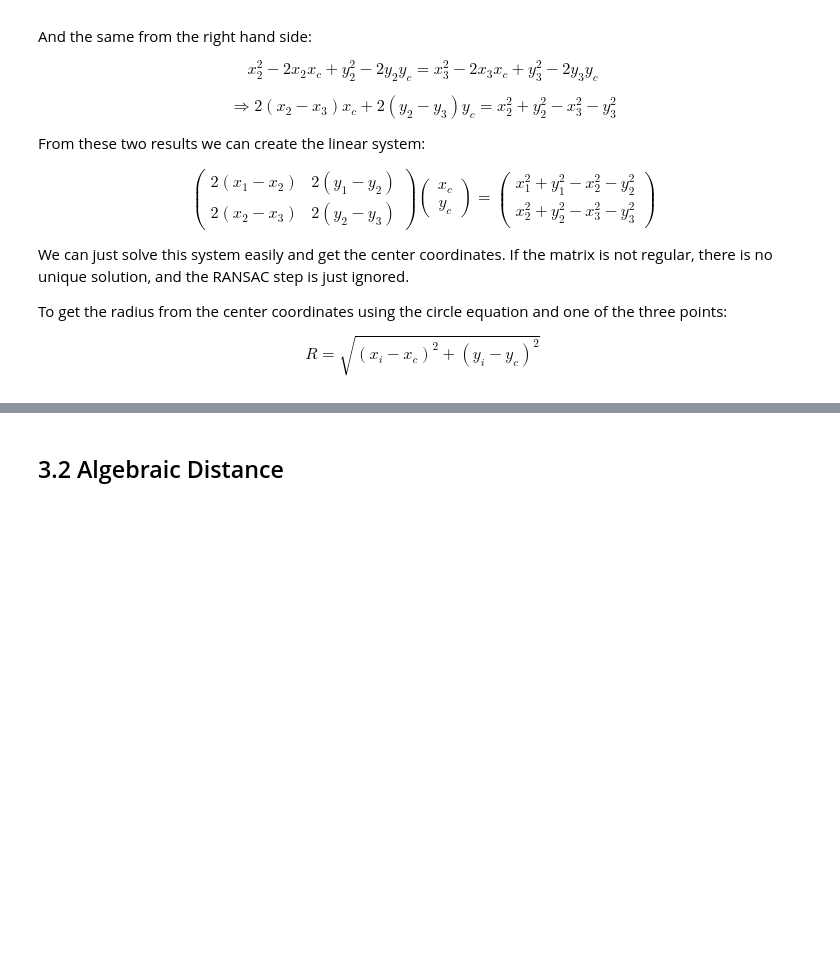
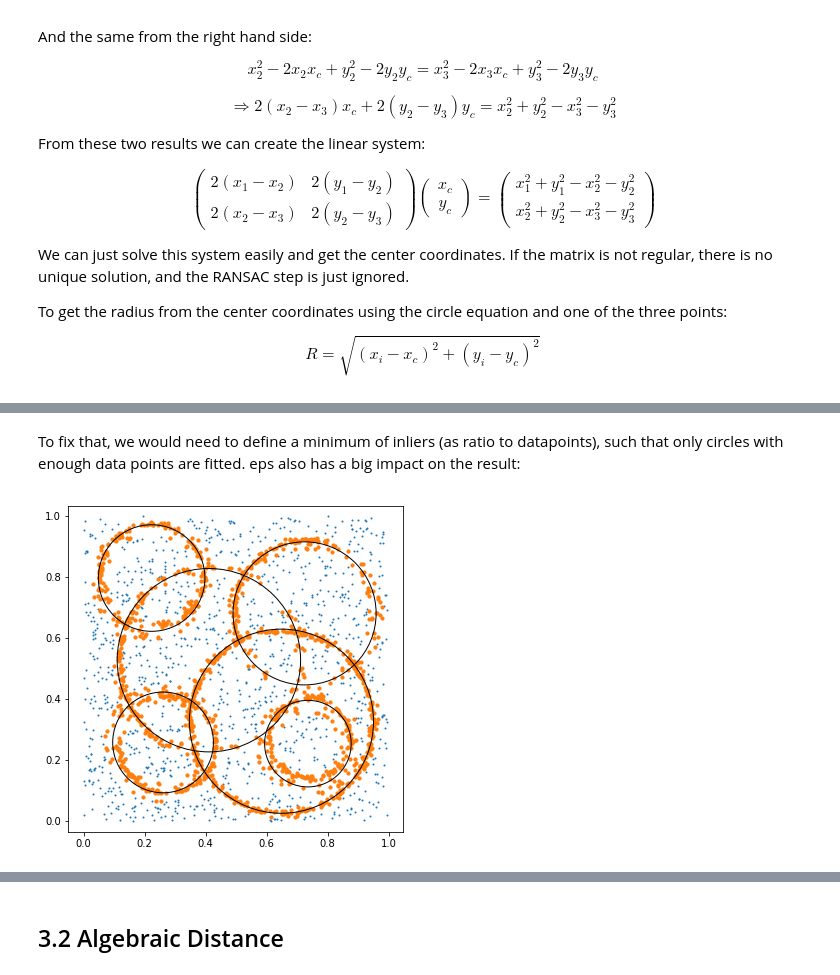
Before and after one commit to Simske/ML, a Jupyter notebook: ex07/fitting-circles.ipynb, the cells around one changed output, grey strips where cells are left out. Saved outputs shown, nothing was run; the diff lists cells and outputs as text; code cells hidden in the pictures; blank space fills up the shorter version.

```diff
--- a/ex07/fitting-circles.ipynb
+++ b/ex07/fitting-circles.ipynb
@@ -114,0 +145,7 @@ ax.axis('equal');
+# %% [markdown]
+To fix that, we would need to define a minimum of inliers (as ratio to datapoints), such that only circles with enough data points are fitted.
+eps also has a big impact on the result:
+# %%
+ransac_plot(data, *ransac_multi(data, 6, eps=0.1))
+# %% [output]
+[figure, added]
```
Also changed, not shown: parts of 22 cells of this notebook, 1 other file.
